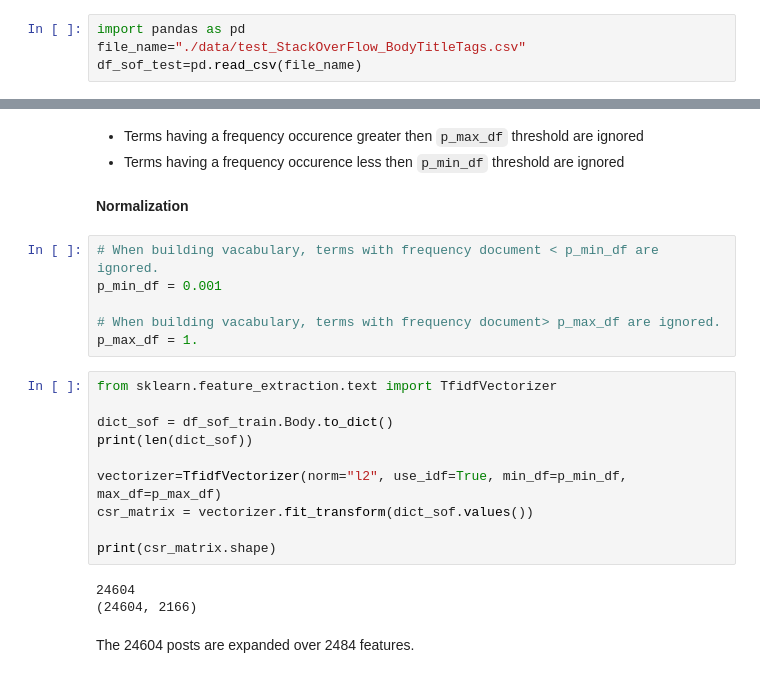
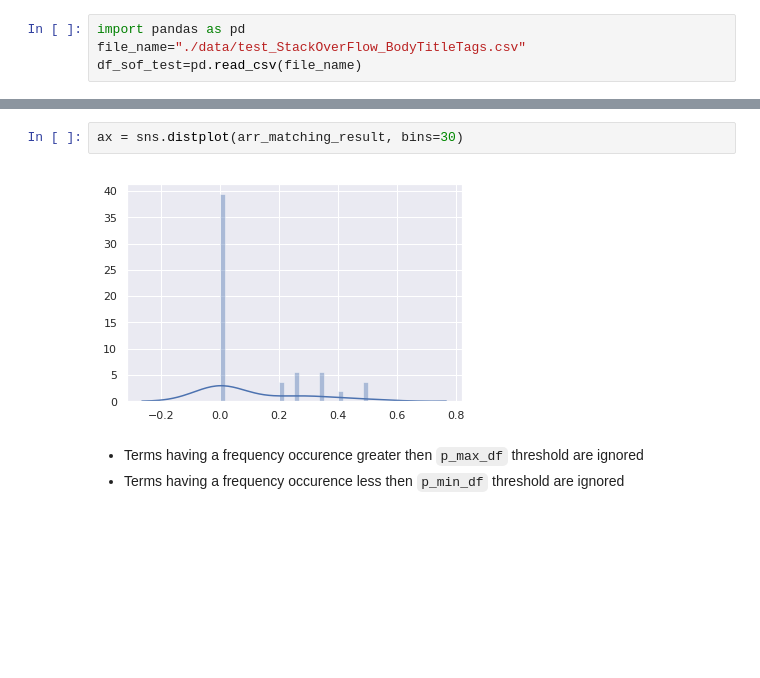
Before and after one commit to dataforcast/OC_Datascientist, a Jupyter notebook: P6/P6_StatisticalMethod.ipynb, the cells around one changed output, grey strips where cells are left out. Cells and saved outputs as stored; diff of their text form; blank space fills up the shorter version.

```diff
--- a/P6/P6_StatisticalMethod.ipynb
+++ b/P6/P6_StatisticalMethod.ipynb
@@ -172,26 +226,7 @@ Original Tags list : ['regex', 'validation']
+# %%
+ax = sns.distplot(arr_matching_result, bins=30)
+# %% [output]
+[figure, added]
 # %% [markdown]
 * Terms having a frequency occurence greater then ``p_max_df`` threshold are ignored
 * Terms having a frequency occurence less then ``p_min_df`` threshold are ignored
-# %% [markdown]
-**Normalization**
-# %%
-# When building vacabulary, terms with frequency document < p_min_df are ignored.
-p_min_df = 0.001
-
-# When building vacabulary, terms with frequency document> p_max_df are ignored.
-p_max_df = 1.
-# %%
-from sklearn.feature_extraction.text import TfidfVectorizer
-
-dict_sof = df_sof_train.Body.to_dict()
-print(len(dict_sof))
-
-vectorizer=TfidfVectorizer(norm="l2", use_idf=True, min_df=p_min_df, max_df=p_max_df)
-csr_matrix = vectorizer.fit_transform(dict_sof.values())
-
-print(csr_matrix.shape)
-# %% [output]
-24604
-(24604, 2166)
-# %% [markdown]
-The 24604 posts are expanded over 2484 features.
```
Also changed, not shown: parts of 102 cells of this notebook, 8 other files.
